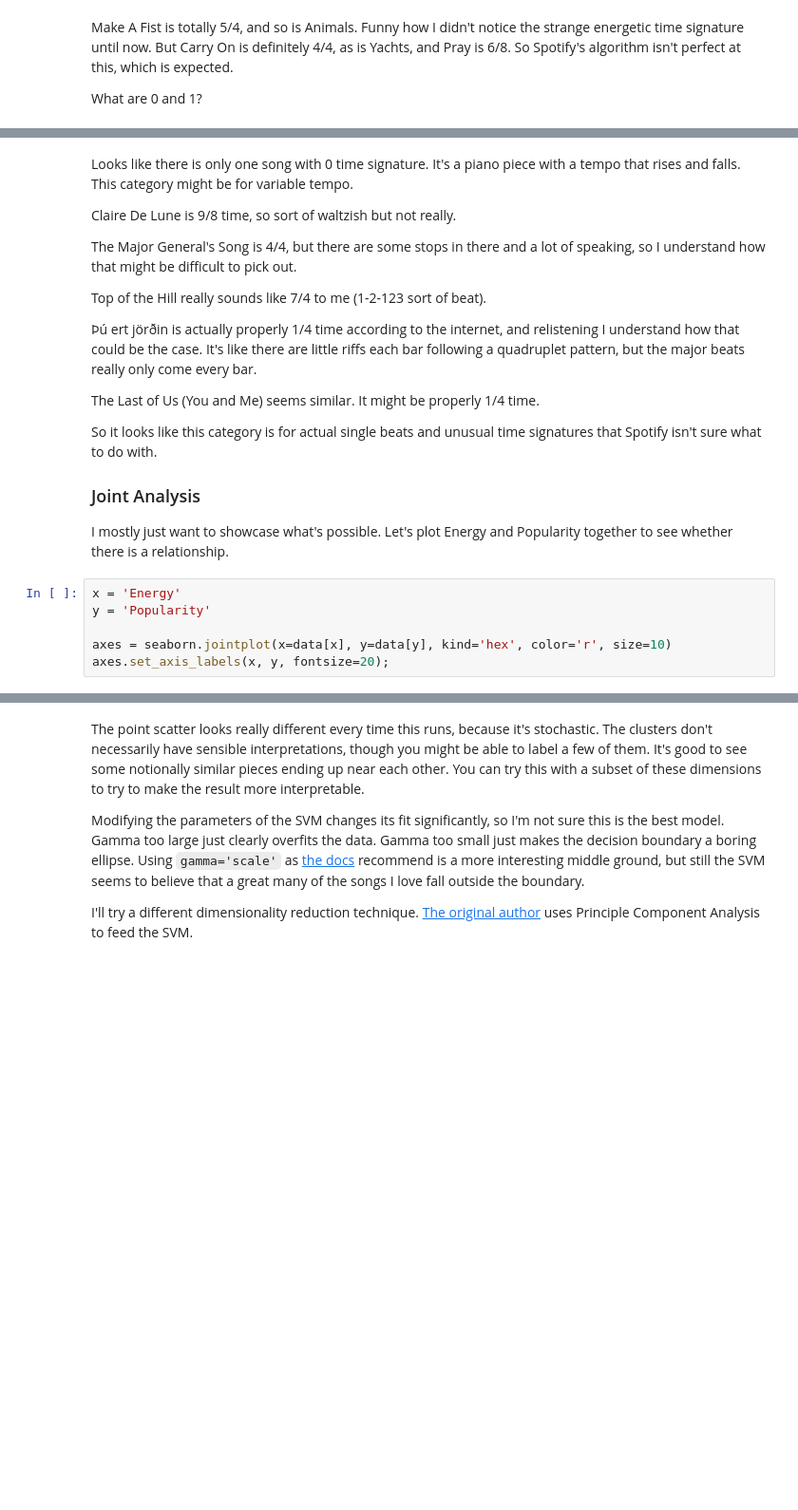
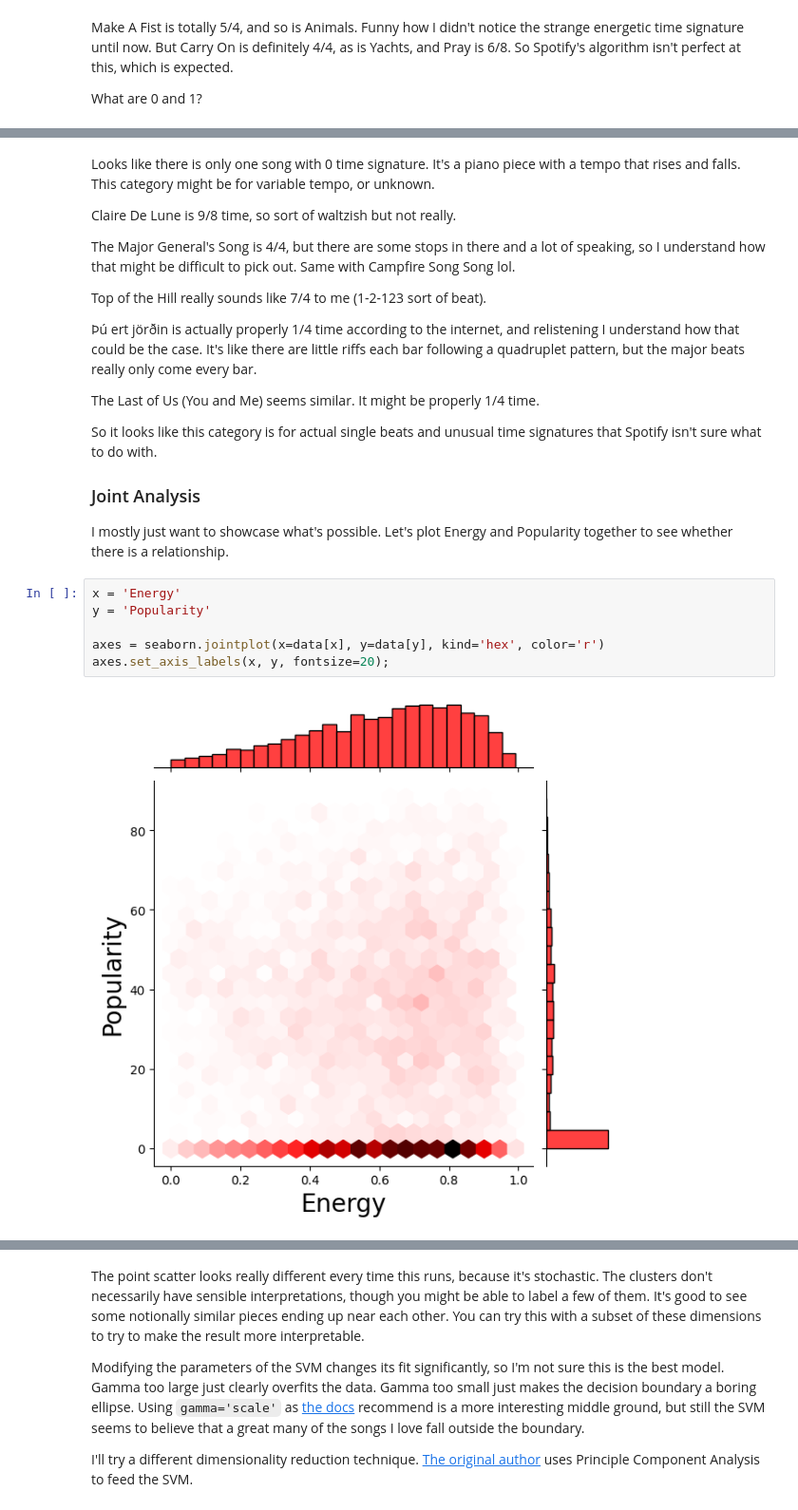
Before and after one commit to pavelkomarov/exportify, a Jupyter notebook: taste_analysis.ipynb, the cells around one changed output, grey strips where cells are left out. Shown at 95% size. Saved outputs shown, nothing was run; the diff lists cells and outputs as text; blank space fills up the shorter version.

```diff
--- a/taste_analysis.ipynb
+++ b/taste_analysis.ipynb
@@ -477,9 +510,9 @@ print('\n1:\n', data.loc[data['Time Signature']==1][
 # %% [markdown]
-Looks like there is only one song with 0 time signature. It's a piano piece with a tempo that rises and falls. This category might be for variable tempo.
+Looks like there is only one song with 0 time signature. It's a piano piece with a tempo that rises and falls. This category might be for variable tempo, or unknown.
 
 Claire De Lune is 9/8 time, so sort of waltzish but not really.
 
-The Major General's Song is 4/4, but there are some stops in there and a lot of speaking, so I understand how that might be difficult to pick out.
+The Major General's Song is 4/4, but there are some stops in there and a lot of speaking, so I understand how that might be difficult to pick out. Same with Campfire Song Song lol.
 
 Top of the Hill really sounds like 7/4 to me (1-2-123 sort of beat).
 
@@ -495,7 +528,9 @@ I mostly just want to showcase what's possible. Let's plot Energy and Popularity
 # %%
 x = 'Energy'
 y = 'Popularity'
 
-axes = seaborn.jointplot(x=data[x], y=data[y], kind='hex', color='r', size=10)
+axes = seaborn.jointplot(x=data[x], y=data[y], kind='hex', color='r')
 axes.set_axis_labels(x, y, fontsize=20);
+# %% [output]
+[figure, added]
 # %% [markdown]
```
Also changed, not shown: parts of 15 cells of this notebook.
